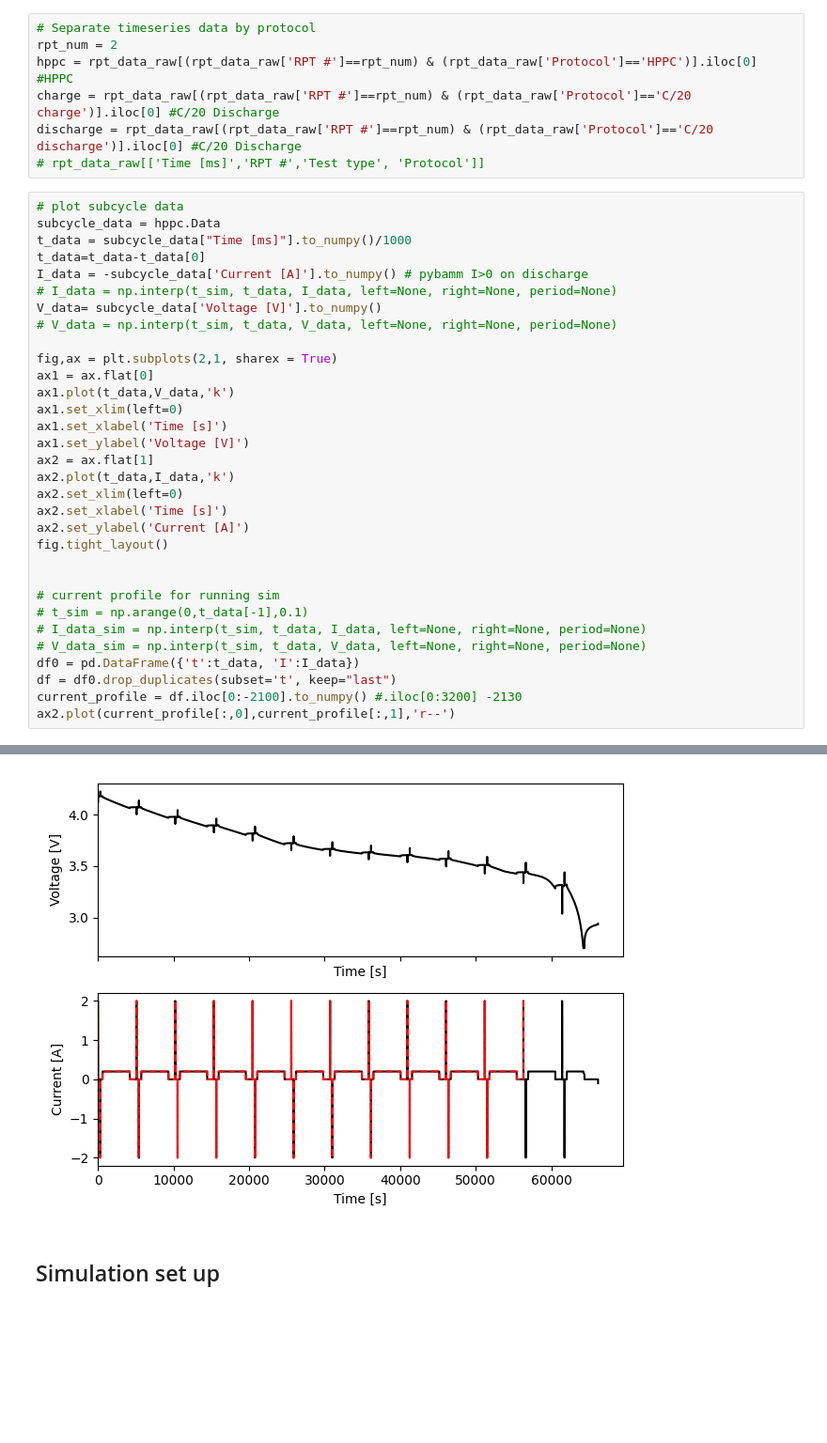
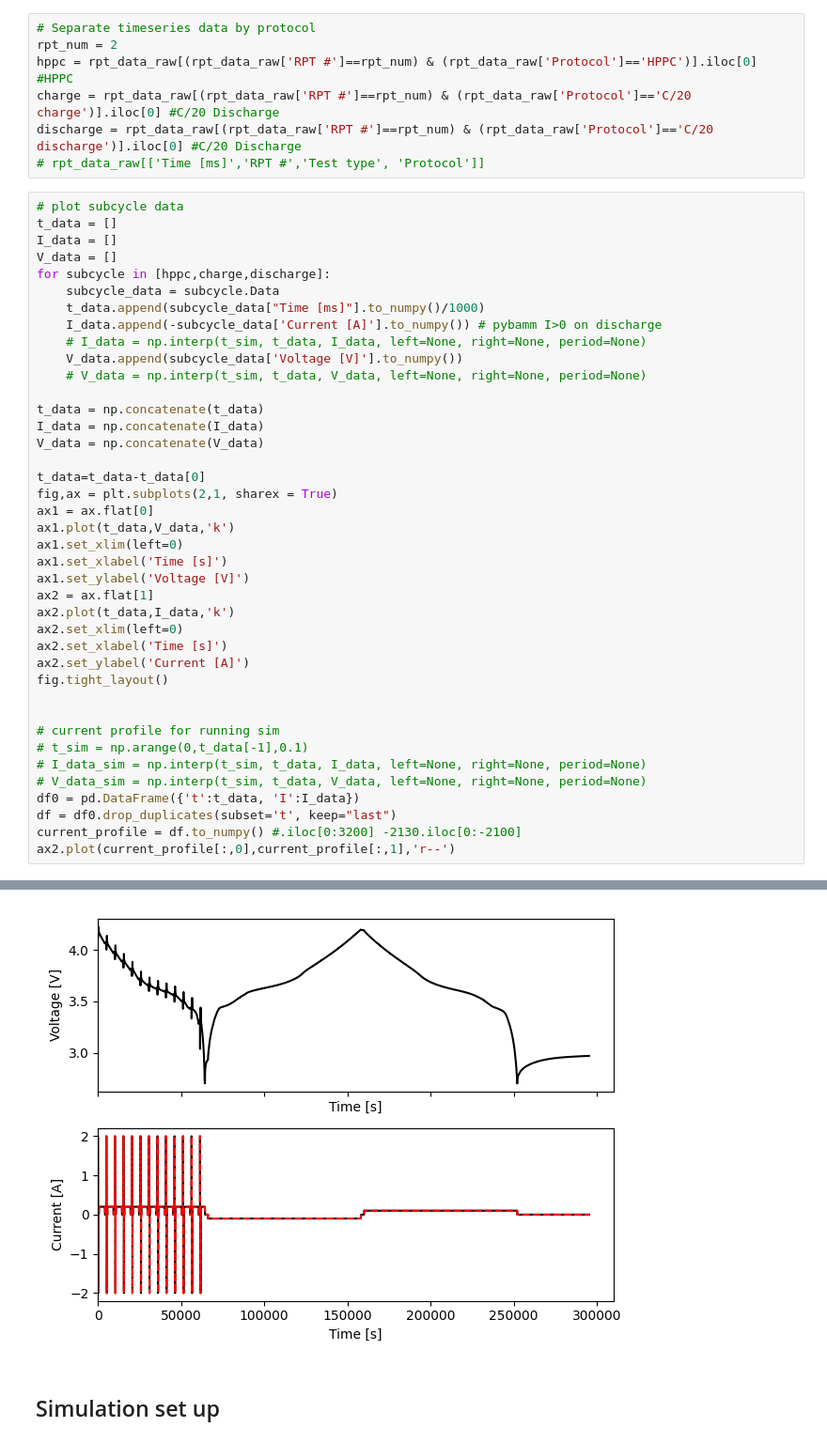
Before and after one commit to viviantran27/PyBaMM, a Jupyter notebook: degradation_model/tuning_umbl2022feb/verify_initial_parameters.ipynb, the cells around one changed output, grey strips where cells are left out. Shown at 94% size. Drawn from its saved outputs; the diff is of its cells as text; blank space fills up the shorter version.

```diff
--- a/degradation_model/tuning_umbl2022feb/verify_initial_parameters.ipynb
+++ b/degradation_model/tuning_umbl2022feb/verify_initial_parameters.ipynb
@@ -35,39 +36,47 @@ discharge = rpt_data_raw[(rpt_data_raw['RPT #']==rpt_num) & (rpt_data_raw['Proto
 # rpt_data_raw[['Time [ms]','RPT #','Test type', 'Protocol']]
 # %%
 # plot subcycle data
-subcycle_data = hppc.Data
-t_data = subcycle_data["Time [ms]"].to_numpy()/1000
+t_data = []
+I_data = []
+V_data = []
+for subcycle in [hppc,charge,discharge]:
+    subcycle_data = subcycle.Data
+    t_data.append(subcycle_data["Time [ms]"].to_numpy()/1000)
+    I_data.append(-subcycle_data['Current [A]'].to_numpy()) # pybamm I>0 on discharge
+    # I_data = np.interp(t_sim, t_data, I_data, left=None, right=None, period=None)
+    V_data.append(subcycle_data['Voltage [V]'].to_numpy())
+    # V_data = np.interp(t_sim, t_data, V_data, left=None, right=None, period=None)
+
+t_data = np.concatenate(t_data)
+I_data = np.concatenate(I_data)
+V_data = np.concatenate(V_data)
+
 t_data=t_data-t_data[0]
-I_data = -subcycle_data['Current [A]'].to_numpy() # pybamm I>0 on discharge
-# I_data = np.interp(t_sim, t_data, I_data, left=None, right=None, period=None)
-V_data= subcycle_data['Voltage [V]'].to_numpy()
-# V_data = np.interp(t_sim, t_data, V_data, left=None, right=None, period=None)
-
 fig,ax = plt.subplots(2,1, sharex = True)
 ax1 = ax.flat[0]
 ax1.plot(t_data,V_data,'k')
 ax1.set_xlim(left=0)
 ax1.set_xlabel('Time [s]')
 ax1.set_ylabel('Voltage [V]')
 ax2 = ax.flat[1]
 ax2.plot(t_data,I_data,'k')
 ax2.set_xlim(left=0)
 ax2.set_xlabel('Time [s]')
 ax2.set_ylabel('Current [A]')
 fig.tight_layout()
 
 
 # current profile for running sim
 # t_sim = np.arange(0,t_data[-1],0.1)
 # I_data_sim = np.interp(t_sim, t_data, I_data, left=None, right=None, period=None)
 # V_data_sim = np.interp(t_sim, t_data, V_data, left=None, right=None, period=None)
 df0 = pd.DataFrame({'t':t_data, 'I':I_data})
 df = df0.drop_duplicates(subset='t', keep="last")
-current_profile = df.iloc[0:-2100].to_numpy() #.iloc[0:3200] -2130
+current_profile = df.to_numpy() #.iloc[0:3200] -2130.iloc[0:-2100]
 ax2.plot(current_profile[:,0],current_profile[:,1],'r--')
 # %% [output]
 [<matplotlib.lines.Line2D at 0x...>]
-[figure, old version]
+[figure, new version]
 # %% [markdown]
 ## Simulation set up
 # %%
```
Also changed, not shown: parts of 13 cells of this notebook, 42 other files.
